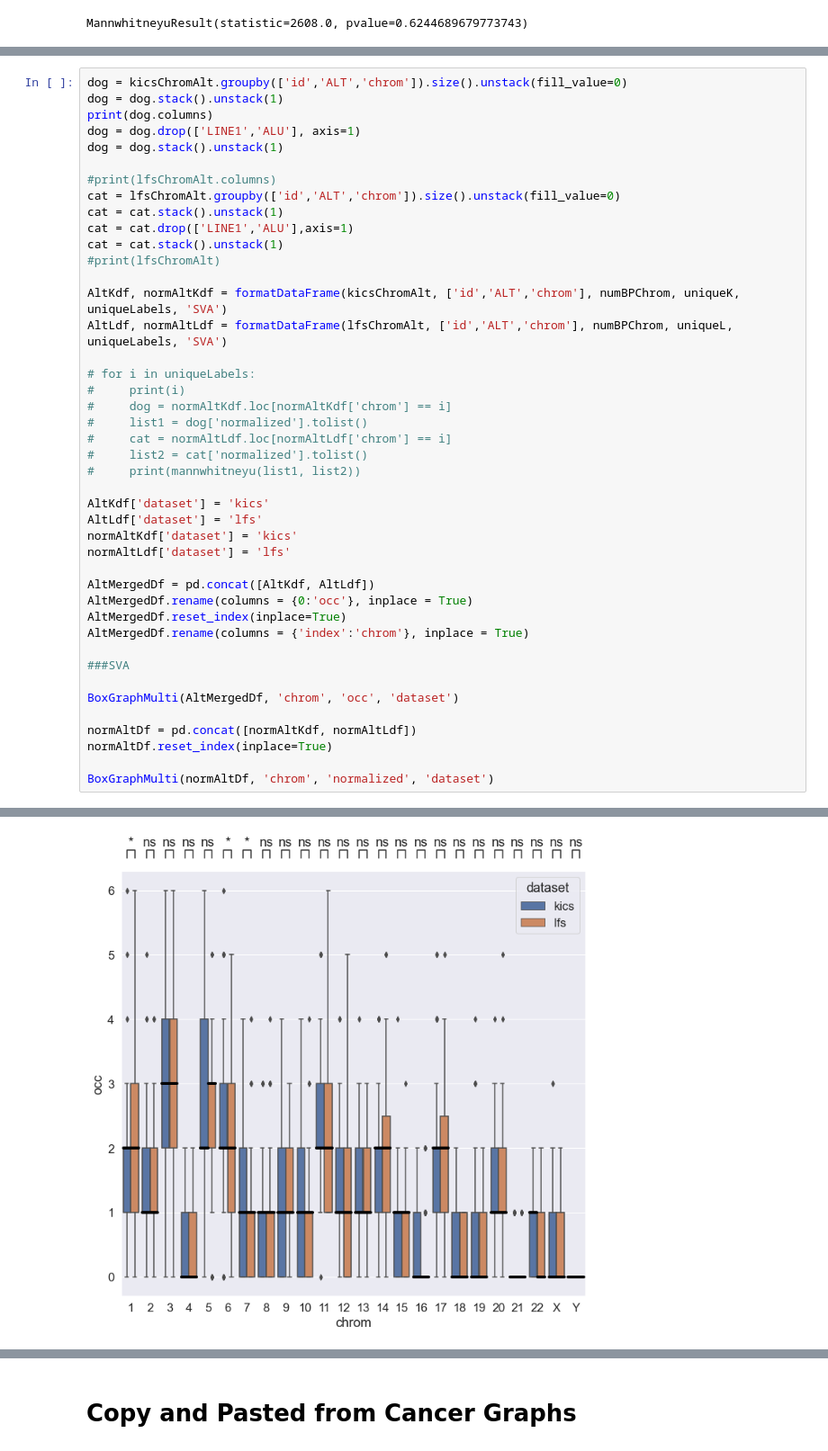
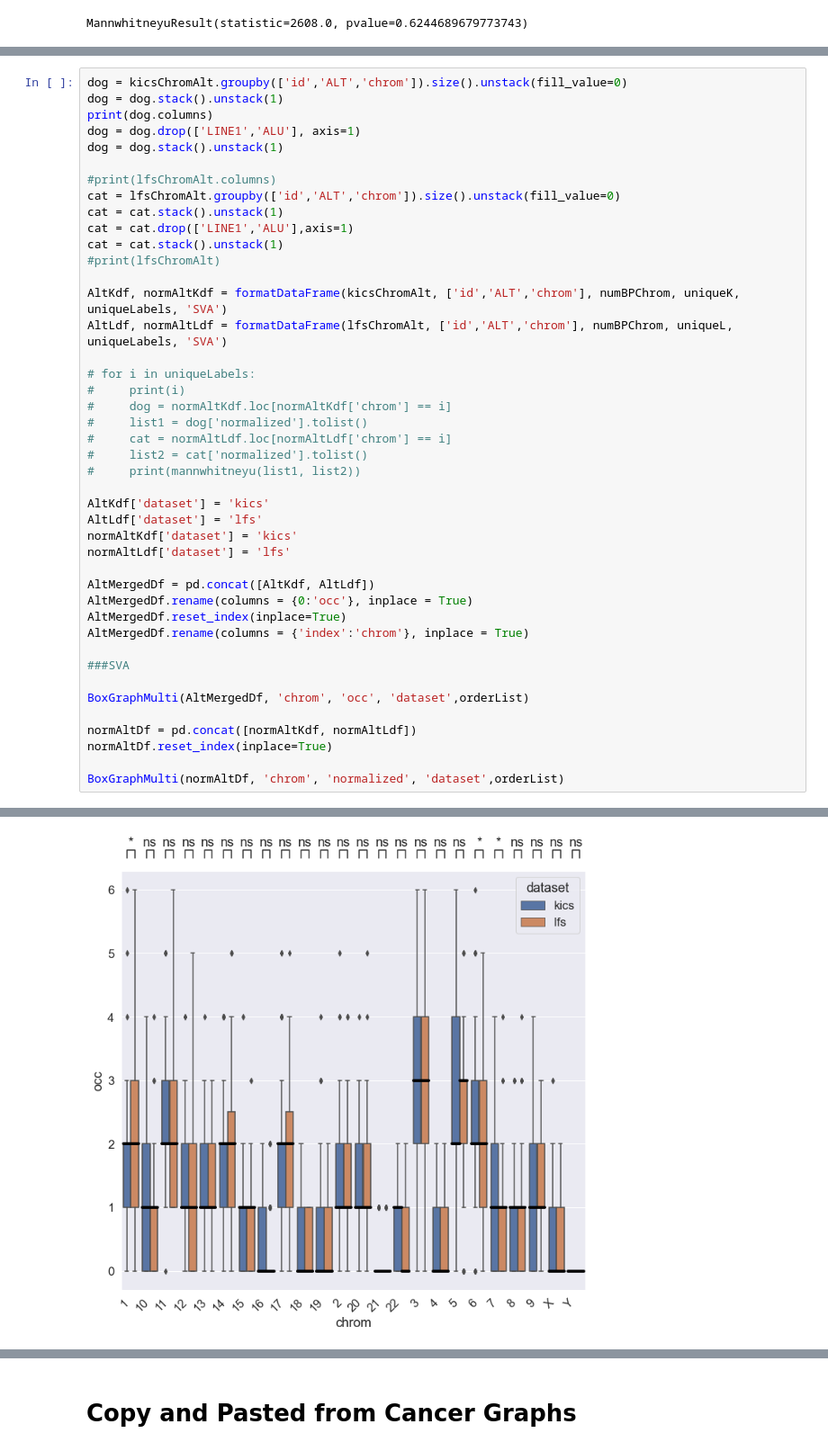
Before and after one commit to vsubasri/Transposable-Elements, a Jupyter notebook: Analysis/TE-Graphs.ipynb, the cells around one changed output, grey strips where cells are left out. Shown at 90% size. Drawn from its saved outputs; the diff is of its cells as text.

```diff
--- a/Analysis/TE-Graphs.ipynb
+++ b/Analysis/TE-Graphs.ipynb
@@ -793,11 +628,11 @@ AltMergedDf.rename(columns = {'index':'chrom'}, inplace = True)
 
 ###SVA
 
-BoxGraphMulti(AltMergedDf, 'chrom', 'occ', 'dataset')
+BoxGraphMulti(AltMergedDf, 'chrom', 'occ', 'dataset',orderList)
 
 normAltDf = pd.concat([normAltKdf, normAltLdf])
 normAltDf.reset_index(inplace=True)
 
-BoxGraphMulti(normAltDf, 'chrom', 'normalized', 'dataset')
+BoxGraphMulti(normAltDf, 'chrom', 'normalized', 'dataset',orderList)
 # %% [output]
 Index(['ALU', 'LINE1', 'SVA'], dtype='object', name='ALT')
@@ -820 +655 @@ p-value annotation legend:
-[figure, old version]
+[figure, new version]
```
Also changed, not shown: parts of 33 cells of this notebook, 6 other files.
